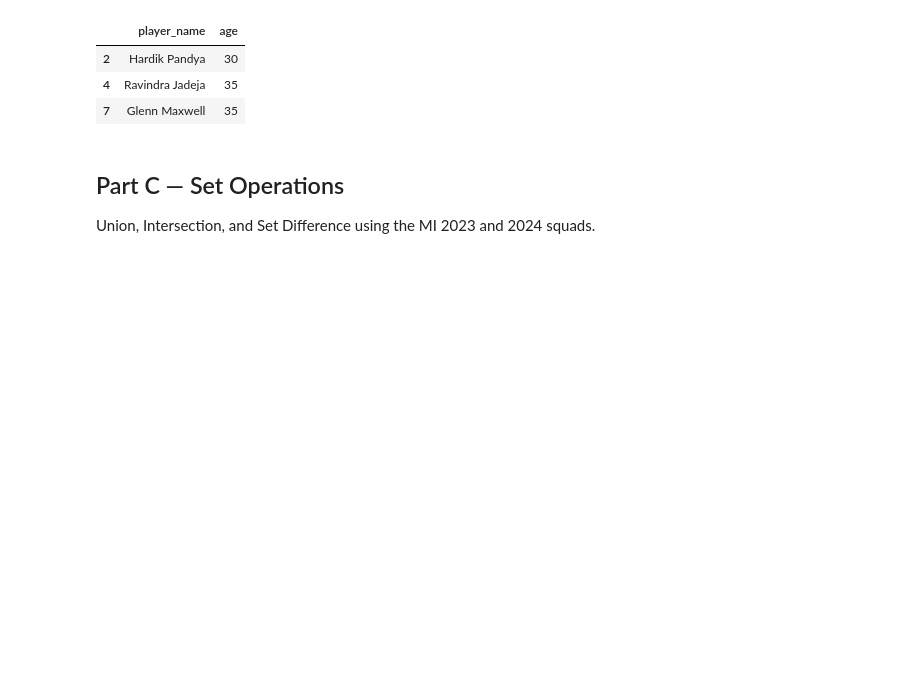
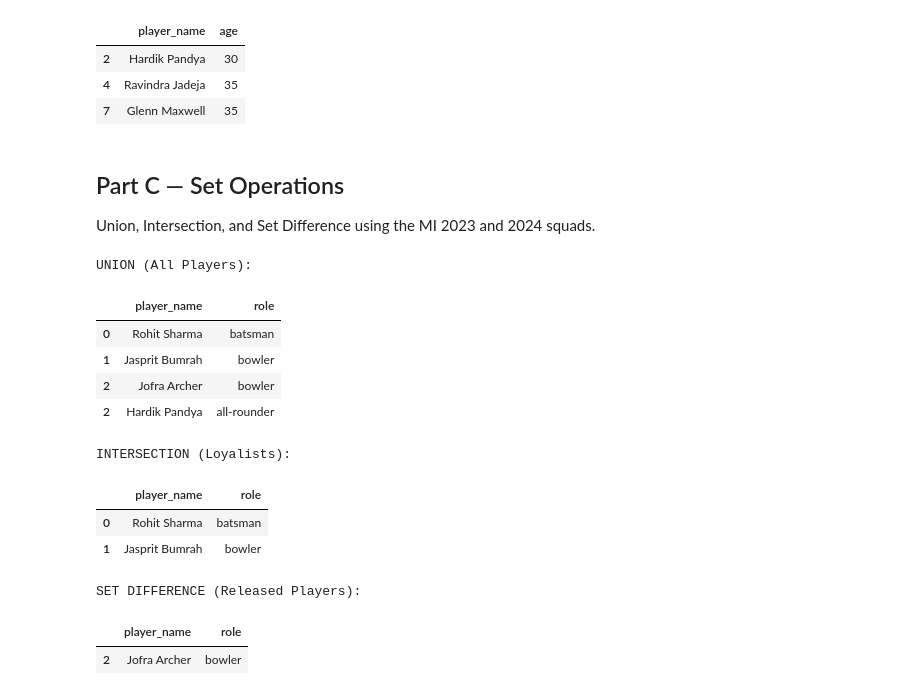
Before and after one commit to shivamkumar359/3rd-SEM-CLASS-CODES, a Jupyter notebook: IDB/W2/PRACTICAL_SESSION.ipynb, the cells around one changed output. Drawn from its saved outputs; the diff is of its cells as text; code cells hidden in the pictures; blank space fills up the shorter version.

```diff
--- a/IDB/W2/PRACTICAL_SESSION.ipynb
+++ b/IDB/W2/PRACTICAL_SESSION.ipynb
@@ -72,0 +70,26 @@ mi_2023 = pd.DataFrame(['player_name': ['Rohit sharma', ]])
+# %%
+mi_2023 = pd.DataFrame({'player_name': ['Rohit Sharma', 'Jasprit Bumrah', 'Jofra Archer'], 'role': ['batsman', 'bowler', 'bowler']})
+mi_2024 = pd.DataFrame({'player_name': ['Rohit Sharma', 'Jasprit Bumrah', 'Hardik Pandya'], 'role': ['batsman', 'bowler', 'all-rounder']})
+
+union_df = pd.concat([mi_2023, mi_2024]).drop_duplicates()
+intersection_df = pd.merge(mi_2023, mi_2024, how='inner')
+merged = mi_2023.merge(mi_2024, on=['player_name', 'role'], how='left', indicator=True)
+set_diff_df = merged[merged['_merge'] == 'left_only'].drop('_merge', axis=1)
+
+print("UNION (All Players):"); display(union_df)
+print("\nINTERSECTION (Loyalists):"); display(intersection_df)
+print("\nSET DIFFERENCE (Released Players):"); display(set_diff_df)
+# %% [output]
+UNION (All Players):
+|  | player_name | role |
+| 0 | Rohit Sharma | batsman |
+| 1 | Jasprit Bumrah | bowler |
+| 2 | Jofra Archer | bowler |
+| 2 | Hardik Pandya | all-rounder |
+INTERSECTION (Loyalists):
+|  | player_name | role |
+| 0 | Rohit Sharma | batsman |
+| 1 | Jasprit Bumrah | bowler |
+SET DIFFERENCE (Released Players):
+|  | player_name | role |
+| 2 | Jofra Archer | bowler |
```
Also changed, not shown: parts of 5 cells of this notebook.
